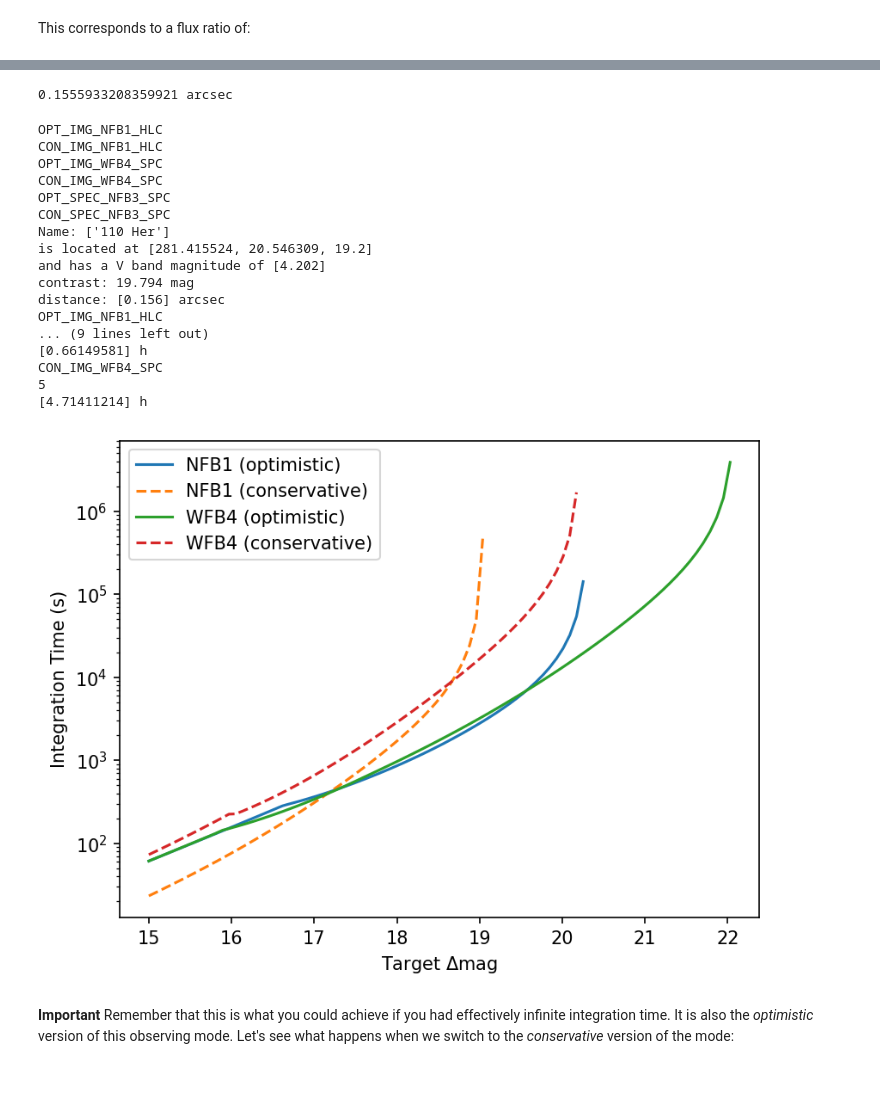
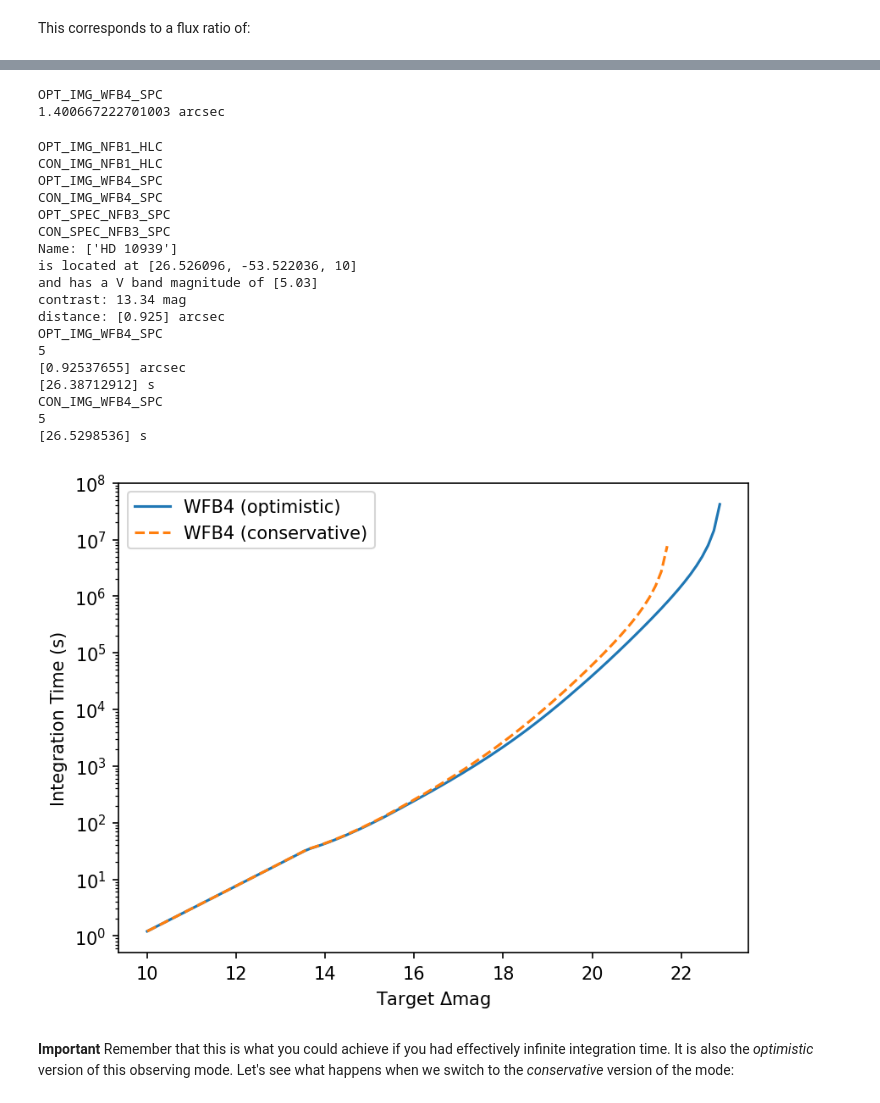
Before and after one commit to ChenXie-astro/corgietc, a Jupyter notebook: 01_Anatomy_of_an_Integration_Time_Calculation_disk_sample_Briley.ipynb, the cells around one changed output, grey strips where cells are left out. Saved outputs shown, nothing was run; the diff lists cells and outputs as text; code cells hidden in the pictures.

```diff
--- a/01_Anatomy_of_an_Integration_Time_Calculation_disk_sample_Briley.ipynb
+++ b/01_Anatomy_of_an_Integration_Time_Calculation_disk_sample_Briley.ipynb
@@ -203,7 +203,7 @@ print(f"and has a V band magnitude of {TL.Vmag}")
 name = [['HD 30442'], ['HD 10647'], ['eta Crv'], ['HD 10939'], ['HD 141378'], ['HR 4132'], ['HR 3383'], ['gamma Tri'], ['Vega']]
 V_all = [[6.17], [5.58], [4.3], [5.03], [5.53], [4.71], [5.79], [4.03], [0.03]]
 
-coords_all = [[73.021748, 63.505421, 10], [25.622144, -53.740831, 10], [188.017610, -16.196005, 18.3],    [26.526096, -53.522036, 10], [237.236654, -3.818511, 10], [158.307875 , 40.425546, 10], [128.506726, -2.151556, 10], [34.328614, 33.8472, 10], [	279.234735, 38.783689, 3]]
+coords_all = [[73.021748, 63.505421, 100], [25.622144, -53.740831, 10], [188.017610, -16.196005, 18.3],    [26.526096, -53.522036, 10], [237.236654, -3.818511, 10], [158.307875 , 40.425546, 10], [128.506726, -2.151556, 10], [34.328614, 33.8472, 10], [	279.234735, 38.783689, 3]]
 # %%
 index = 0
 
@@ -399,11 +402,14 @@ dMag_disk_sample: [20.26713724 18.94919454 22.40585618 22.81108233 19.91900719 1
 $[0.85791355] \; \mathrm{\frac{ph}{s\,arcsec^{2}\,m^{2}}}$
 # %%
-mode = OS.observingModes[0]
-WA_NF = np.array([d_wa[index]]) * (mode["lam"]/OS.pupilDiam).to(u.arcsec, equivalencies=u.dimensionless_angles())
-WA_NF = np.array(3.1) * (mode["lam"]/OS.pupilDiam).to(u.arcsec, equivalencies=u.dimensionless_angles())
-print(WA_NF)
+mode = OS.observingModes[2]
+print(mode["Scenario"])
+
+# WA_WF = np.array([d_wa[index]]) * (mode["lam"]/OS.pupilDiam).to(u.arcsec, equivalencies=u.dimensionless_angles())
+WA_WF = np.array(19.45) * (mode["lam"]/OS.pupilDiam).to(u.arcsec, equivalencies=u.dimensionless_angles())
+print(WA_WF)
 # %% [output]
-0.1555933208359921 arcsec
+OPT_IMG_WFB4_SPC
+1.400667222701003 arcsec
 # %%
 for mode in OS.observingModes:
     print(mode["Scenario"])
@@ -413,38 +419,21 @@ print(f"and has a V band magnitude of {TL.Vmag}")
 
 snr = 5
 
-mode1 = OS.observingModes[0]
+mode1 = OS.observingModes[2]
 print('contrast:', round(dMag_all[index],3), 'mag')
 print('distance:', round( np.array([d_wa[index]]) * (mode1["lam"]/OS.pupilDiam).to(u.arcsec, equivalencies=u.dimensionless_angles()),3))
 
-dMags = np.linspace(15, 23, 100)
-mode1 = OS.observingModes[0]
-print(mode1["Scenario"])
-mode1["SNR"] = snr
-print(mode1["SNR"])
-JEZ = TL.JEZ0[mode1["hex"]]/(4.1536**2)
+dMags = np.linspace(10, 23, 100)
 
-WA_NF = np.array([d_wa[index]]) * (mode1["lam"]/OS.pupilDiam).to(u.arcsec, equivalencies=u.dimensionless_angles())
-print(WA_NF)
-print(OS.calc_intTime(TL, sInds, fZ, JEZ, dMag_all[index], WA_NF, mode1, TK=TK).to(u.h))
-intTimes_NFB1_OPT =  OS.calc_intTime(TL, [sInds]*len(dMags), fZ, JEZ, dMags, WA_NF, mode1, TK=TK)
-
-mode2 = OS.observingModes[1]
-print(mode2["Scenario"])
-mode2["SNR"] = snr
-print(mode2["SNR"])
-JEZ = TL.JEZ0[mode2["hex"]]/(4.1536**2)
-print(OS.calc_intTime(TL, sInds, fZ, JEZ, dMag_all[index], WA_NF, mode2, TK=TK).to(u.h))
-intTimes_NFB1_CON =  OS.calc_intTime(TL, [sInds]*len(dMags), fZ, JEZ, dMags, WA_NF, mode2, TK=TK)
 
 mode3 = OS.observingModes[2]
 print(mode3["Scenario"])
 mode3["SNR"] = snr
 print(mode3["SNR"])
 JEZ = TL.JEZ0[mode3["hex"]]/(4.1536**2)
-WA_WF = np.array([7]) * (mode3["lam"]/OS.pupilDiam).to(u.arcsec, equivalencies=u.dimensionless_angles())
+WA_WF = np.array([d_wa[index]]) * (mode3["lam"]/OS.pupilDiam).to(u.arcsec, equivalencies=u.dimensionless_angles())
 print(WA_WF)
-print(OS.calc_intTime(TL, sInds, fZ, JEZ, dMag_all[index], WA_WF, mode3, TK=TK).to(u.h))
+print(OS.calc_intTime(TL, sInds, fZ, JEZ, dMag_all[index], WA_WF, mode3, TK=TK).to(u.s))
 intTimes_WFB4_OPT =  OS.calc_intTime(TL, [sInds]*len(dMags), fZ, JEZ, dMags, WA_WF, mode3, TK=TK)
 
 mode4 = OS.observingModes[3]
@@ -452,7 +441,7 @@ print(mode4["Scenario"])
 mode4["SNR"] = snr
 print(mode4["SNR"])
 JEZ = TL.JEZ0[mode4["hex"]]/(4.1536**2)
-print(OS.calc_intTime(TL, sInds, fZ, JEZ, dMag_all[index], WA_WF, mode4, TK=TK).to(u.h))
+print(OS.calc_intTime(TL, sInds, fZ, JEZ, dMag_all[index], WA_WF, mode4, TK=TK).to(u.s))
 intTimes_WFB4_CON =  OS.calc_intTime(TL, [sInds]*len(dMags), fZ, JEZ, dMags, WA_WF, mode4, TK=TK)
 # %% [output]
 OPT_IMG_NFB1_HLC
@@ -461,33 +450,34 @@ OPT_IMG_WFB4_SPC
 CON_IMG_WFB4_SPC
 OPT_SPEC_NFB3_SPC
 CON_SPEC_NFB3_SPC
-Name: ['110 Her']
-is located at [281.415524, 20.546309, 19.2]
-and has a V band magnitude of [4.202]
-contrast: 19.794 mag
-distance: [0.156] arcsec
-OPT_IMG_NFB1_HLC
-... (9 lines left out)
-[0.66149581] h
+Name: ['HD 10939']
+is located at [26.526096, -53.522036, 10]
+and has a V band magnitude of [5.03]
+contrast: 13.34 mag
+distance: [0.925] arcsec
+OPT_IMG_WFB4_SPC
+5
+[0.92537655] arcsec
+[26.38712912] s
 CON_IMG_WFB4_SPC
 5
-[4.71411214] h
+[26.5298536] s
 # %%
 plt.figure(dpi=150)
 # plt.semilogy(dMags, intTimes.to(u.s), label="SNR=5")
 # plt.semilogy(dMags, intTimes_SNR20_OPT.to(u.s), '-', label="SNR={0} (optimistic)".format(20))
 # plt.semilogy(dMags, intTimes_SNR20_CON.to(u.s), '--', label="SNR={0} (conservative)".format(20))
-plt.semilogy(dMags, intTimes_NFB1_OPT.to(u.s), '-', label="NFB1 (optimistic)")
-plt.semilogy(dMags, intTimes_NFB1_CON.to(u.s), '--', label="NFB1 (conservative)")
+# plt.semilogy(dMags, intTimes_NFB1_OPT.to(u.s), '-', label="NFB1 (optimistic)")
+# plt.semilogy(dMags, intTimes_NFB1_CON.to(u.s), '--', label="NFB1 (conservative)")
 plt.semilogy(dMags, intTimes_WFB4_OPT.to(u.s), '-', label="WFB4 (optimistic)")
 plt.semilogy(dMags, intTimes_WFB4_CON.to(u.s), '--', label="WFB4 (conservative)")
 ax = plt.gca()
 # ax.axvspan(9.635, 10, alpha=0.25, color='gray', ec=None, label="contrast for the disk")
 plt.xlabel(r"Target $\Delta$mag")
-plt.ylabel(f"Integration Time ({intTimes_NFB1_OPT.to(u.s).unit})")
+plt.ylabel(f"Integration Time ({intTimes_WFB4_OPT.to(u.s).unit})")
 plt.legend();
 # %% [output]
-[figure, old version]
+[figure, new version]
 # %%
 dMags = np.linspace(9, 23, 100)
 
```
Also changed, not shown: parts of 3 cells of this notebook.
